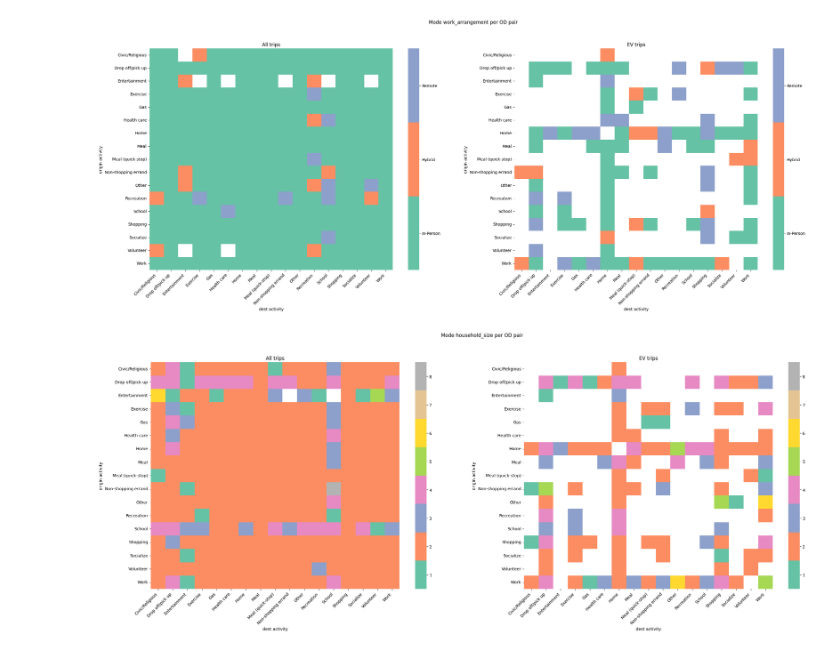
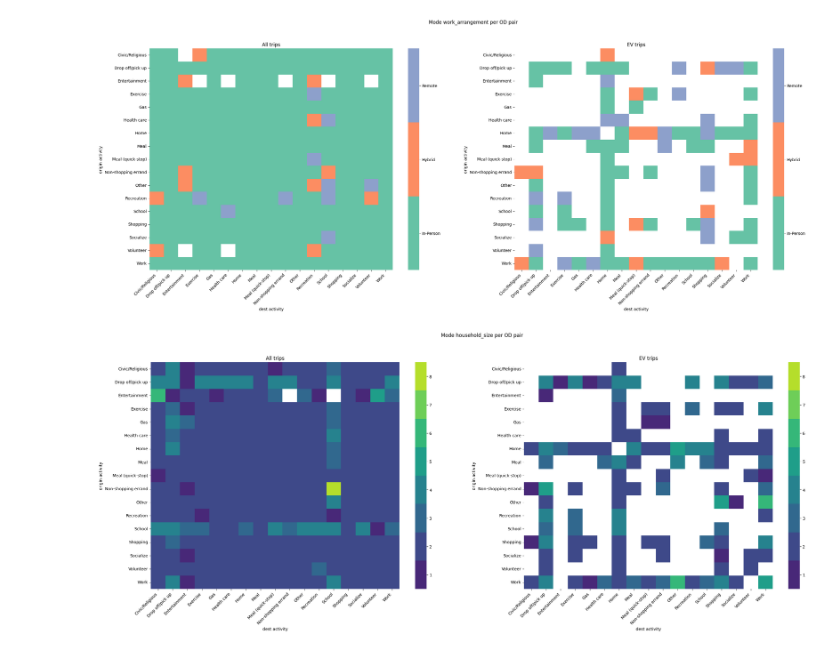
Before and after one commit to pengu-rengu/ev_digital_city, a Jupyter notebook: notebooks/od_analysis.ipynb, the cells around one changed output. Drawn from its saved outputs; the diff is of its cells as text; code cells hidden in the pictures.

```diff
--- a/notebooks/profile_analysis.ipynb
+++ b/notebooks/od_analysis.ipynb
@@ -111,19 +223,11 @@ Text(0.5, 0.98, 'Mean household income per OD pair')
 # %%
-from collections.abc import Callable
-from matplotlib.colors import ListedColormap
-from operator import attrgetter
-
-EV_FUEL_TYPES: set[str] = {"Electric", "Plug-in Hybrid"}
-
-def is_ev(trip: Trip) -> bool:
-    return trip.vehicle is not None and trip.vehicle.fuel_type in EV_FUEL_TYPES
-
 def mode_od_heatmap(
     profiles: list[Profile],
     extractor: Callable[[Profile], str | None],
     label_order: list[str],
     mode_priority: list[str],
     title: str,
+    palette: str | None = None
 ) -> None:
     priority_rank: dict[str, int] = {label: index for index, label in enumerate(mode_priority)}
 
@@ -159,7 +263,7 @@ def mode_od_heatmap(
     matrix_all = code_matrix(od_df)
     matrix_ev = code_matrix(od_df[od_df["is_ev"]])
 
-    palette = sns.color_palette("Set2", n_colors = len(label_order))
+    palette = sns.color_palette(palette if palette else "Set2", n_colors = len(label_order))
     cmap = ListedColormap(palette)
 
     fig, (left_ax, right_ax) = plt.subplots(1, 2, figsize = (30, 10))
@@ -245,15 +349,16 @@ mode_od_heatmap(
 )
 # %% [output]
 [figure]
-# %%
-household_sizes: list[int] = sorted({profile.household_size for profile in profiles})
-
-mode_od_heatmap(
-    profiles,
-    extractor = lambda profile: str(profile.household_size),
-    label_order = [str(size) for size in household_sizes],
-    mode_priority = [str(size) for size in reversed(household_sizes)],
-    title = "Mode household_size per OD pair",
-)
-# %% [output]
-[figure, removed]
+# %%
+household_sizes: list[int] = sorted({profile.household_size for profile in profiles})
+
+mode_od_heatmap(
+    profiles,
+    extractor = lambda profile: str(profile.household_size),
+    label_order = [str(size) for size in household_sizes],
+    mode_priority = [str(size) for size in reversed(household_sizes)],
+    title = "Mode household_size per OD pair",
+    palette = "viridis",
+)
+# %% [output]
+[figure, added]
```
Also changed, not shown: parts of 6 cells of this notebook.
